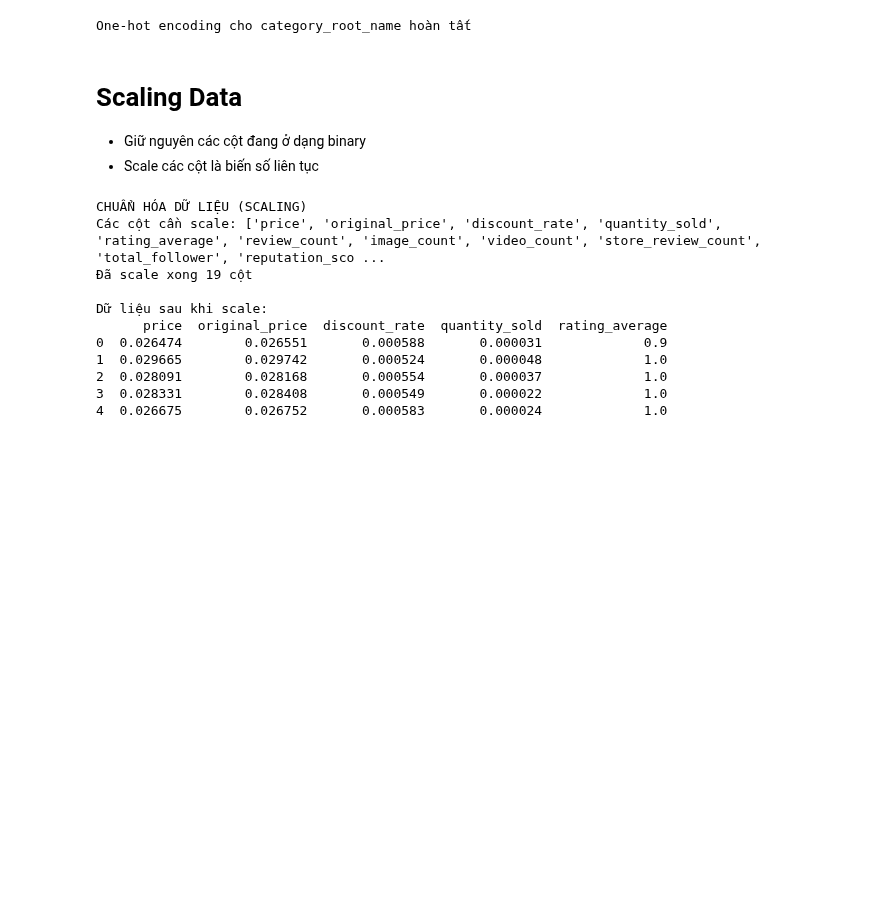
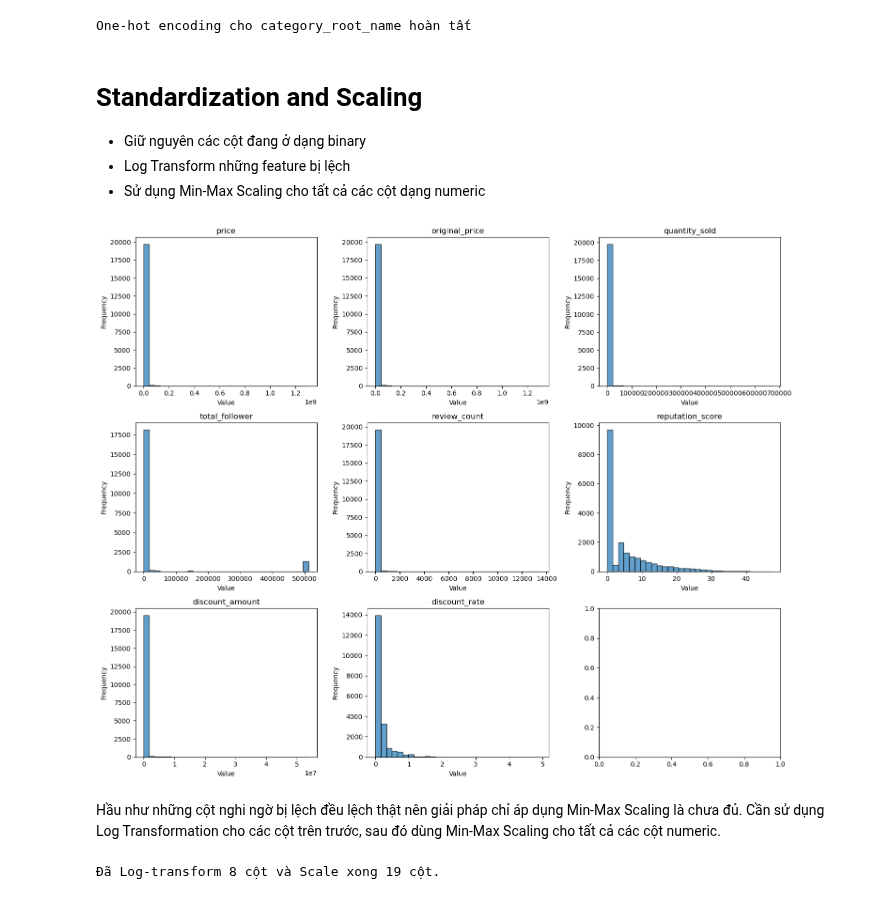
Before and after one commit to manhha2502/IntroductionToDataScience_Group09, a Jupyter notebook: preprocessing.ipynb, the cells around one changed output. Cells and saved outputs as stored; diff of their text form; code cells hidden in the pictures; blank space fills up the shorter version.

Commit message:
thêm xử lý chuẩn hóa kĩ hơn

```diff
--- a/preprocessing.ipynb
+++ b/preprocessing.ipynb
@@ -290,41 +292,64 @@ df.drop(columns='category_avg_price', inplace=True, errors='ignore')
 # %% [output]
 One-hot encoding cho category_root_name hoàn tất
 # %% [markdown]
-# Scaling Data
+# Standardization and Scaling
 
 - Giữ nguyên các cột đang ở dạng binary
-- Scale các cột là biến số liên tục
+- Log Transform những feature bị lệch
+- Sử dụng Min-Max Scaling cho tất cả các cột dạng numeric
+# %%
+import matplotlib.pyplot as plt
+import seaborn as sns
+
+# Trực quan phân phối các cột numeric không dự đoán được min max - chỉ vẽ 1 lần để quyết định log transform
+num_cols = ['price', 'original_price', 'quantity_sold', 'total_follower',
+            'review_count', 'reputation_score', 'discount_amount', 'discount_rate']
+
+# Vẽ tất cả trong 1 hình (9 subplots)
+fig, axes = plt.subplots(3, 3, figsize=(15, 12))
+axes = axes.flatten()
+
+for idx, col in enumerate(num_cols):
+    axes[idx].hist(df[col].dropna(), bins=30, edgecolor='black', alpha=0.7)
+    axes[idx].set_title(f'{col}')
+    axes[idx].set_xlabel('Value')
+    axes[idx].set_ylabel('Frequency')
+
+plt.tight_layout()
+plt.show()
+# %% [output]
+[figure, added]
+# %% [markdown]
+Hầu như những cột nghi ngờ bị lệch đều lệch thật nên giải pháp chỉ áp dụng Min-Max Scaling là chưa đủ. Cần sử dụng Log Transformation cho các cột trên trước, sau đó dùng Min-Max Scaling cho tất cả các cột numeric.
 # %%
-print("CHUẨN HÓA DỮ LIỆU (SCALING)")
+import numpy as np
+from sklearn.preprocessing import MinMaxScaler
 
-# Xác định các cột cần scale (các biến liên tục)
-# Bỏ qua các cột binary (0/1) và text
+# --- CÁC CỘT CẦN ÁP DỤNG LOG TRANSFORMATION ---
+# Các cột số lượng và giá trị lớn thường bị lệch phải
+LOG_COLS = ['price', 'original_price', 'quantity_sold', 'review_count', 'total_follower',
+            'reputation_score', 'discount_amount','discount_rate']
+
+# 1. Áp dụng Log Transformation cho các cột bị lệch
+for col in LOG_COLS:
+    # Tạo cột mới với hậu tố '_log'
+    # np.log1p(x) = log(1+x), an toàn khi x=0
+    df[col] = np.log1p(df[col])
+
+# 2. Định nghĩa lại các cột cần Scale (Bao gồm các cột đã Log)
+# Loại bỏ các cột Binary (is_official, is_authentic, has_video, v.v.)
 cols_to_scale = [col for col in df.columns
                  if df[col].dtype in ['float64', 'int64']
                  and col not in ['is_official', 'is_authentic', 'is_brand',
                                  'is_freeship_xtra', 'is_return_policy', 'has_video']]
 
-print(f"Các cột cần scale: {cols_to_scale}")
-
-# Xử lý NaN và inf
+# 3. Xử lý NaN và inf (Đã được thực hiện tốt trong code cũ)
 df[cols_to_scale] = df[cols_to_scale].replace([np.inf, -np.inf], 0).fillna(0)
 
-# Áp dụng MinMaxScaler (0-1)
+# 4. Áp dụng MinMaxScaler (0-1) cho tất cả các cột liên tục (đã log hoặc chưa)
 scaler = MinMaxScaler()
 df[cols_to_scale] = scaler.fit_transform(df[cols_to_scale])
 
-print(f"Đã scale xong {len(cols_to_scale)} cột")
-print("\nDữ liệu sau khi scale:")
-print(df[cols_to_scale[:5]].head())
+print(f"Đã Log-transform {len(LOG_COLS)} cột và Scale xong {len(cols_to_scale)} cột.")
 # %% [output]
-CHUẨN HÓA DỮ LIỆU (SCALING)
-Các cột cần scale: ['price', 'original_price', 'discount_rate', 'quantity_sold', 'rating_average', 'review_count', 'image_count', 'video_count', 'store_review_count', 'total_follower', 'reputation_sco ...
-Đã scale xong 19 cột
-
-Dữ liệu sau khi scale:
-      price  original_price  discount_rate  quantity_sold  rating_average
-0  0.026474        0.026551       0.000588       0.000031             0.9
-1  0.029665        0.029742       0.000524       0.000048             1.0
-2  0.028091        0.028168       0.000554       0.000037             1.0
-3  0.028331        0.028408       0.000549       0.000022             1.0
-4  0.026675        0.026752       0.000583       0.000024             1.0
+Đã Log-transform 8 cột và Scale xong 19 cột.
```
Also changed, not shown: parts of 5 cells of this notebook.
